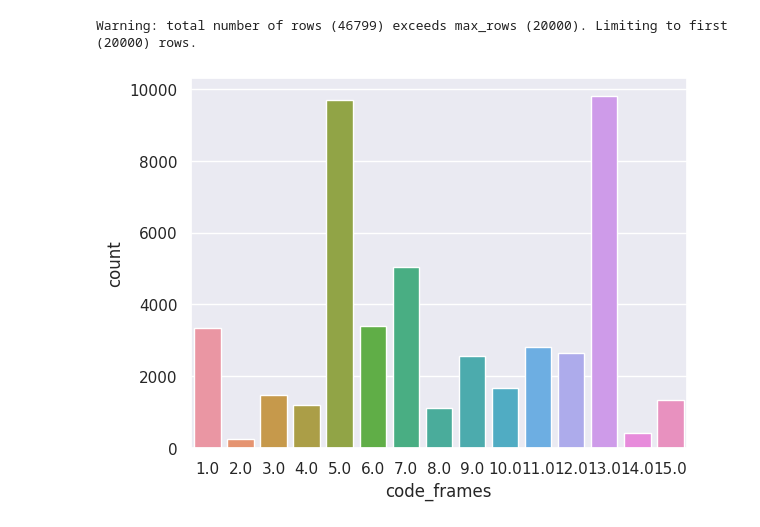
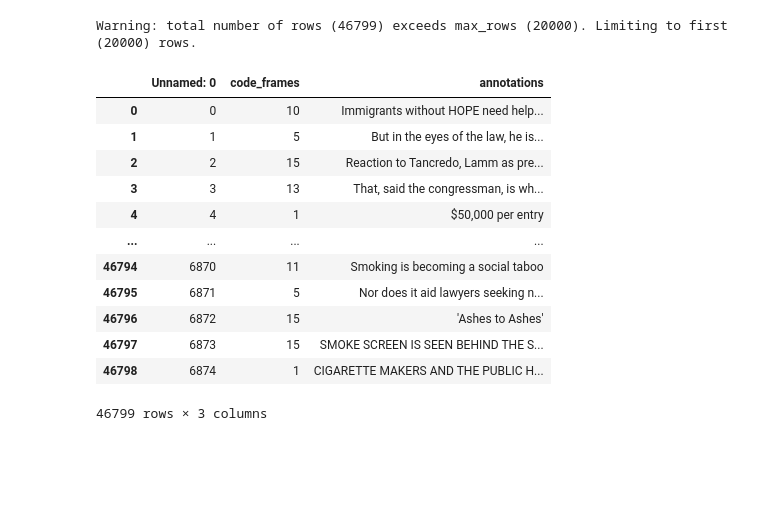
Before and after one commit to jmlDC/MARISOL-Thesis22-23, a Jupyter notebook: MFC.ipynb, the cells around one changed output. Drawn from its saved outputs; the diff is of its cells as text; code cells hidden in the pictures; blank space fills up the shorter version.

```diff
--- a/MFC.ipynb
+++ b/MFC.ipynb
@@ -387,9 +387,22 @@ ALL_df
 | 6874 | 1.0 | CIGARETTE MAKERS AND THE PUBLIC H... |
 46799 rows × 2 columns
 Warning: total number of rows (46799) exceeds max_rows (20000). Limiting to first (20000) rows.
-# %%
-import seaborn as sns
-sns.set(style="darkgrid")
-ax = sns.countplot(x="code_frames", data=ALL_df)
-# %% [output]
-[figure, removed]
+# %%
+import pandas
+df = pandas.read_csv(f'{dir}Official/MFC_prepared.csv')
+df['code_frames'] = df['code_frames'].astype(int)
+df
+# %% [output]
+|  | Unnamed: 0 | code_frames | annotations |
+| 0 | 0 | 10 | Immigrants without HOPE need help... |
+| 1 | 1 | 5 | But in the eyes of the law, he is... |
+| 2 | 2 | 15 | Reaction to Tancredo, Lamm as pre... |
+| 3 | 3 | 13 | That, said the congressman, is wh... |
+| 4 | 4 | 1 | $50,000 per entry |
+| ... | ... | ... | ... |
+| 46794 | 6870 | 11 | Smoking is becoming a social taboo |
+| 46795 | 6871 | 5 | Nor does it aid lawyers seeking n... |
+| 46796 | 6872 | 15 | 'Ashes to Ashes' |
+| 46797 | 6873 | 15 | SMOKE SCREEN IS SEEN BEHIND THE S... |
+| 46798 | 6874 | 1 | CIGARETTE MAKERS AND THE PUBLIC H... |
+46799 rows × 3 columns
```
Also changed, not shown: parts of 1 cell of this notebook.
